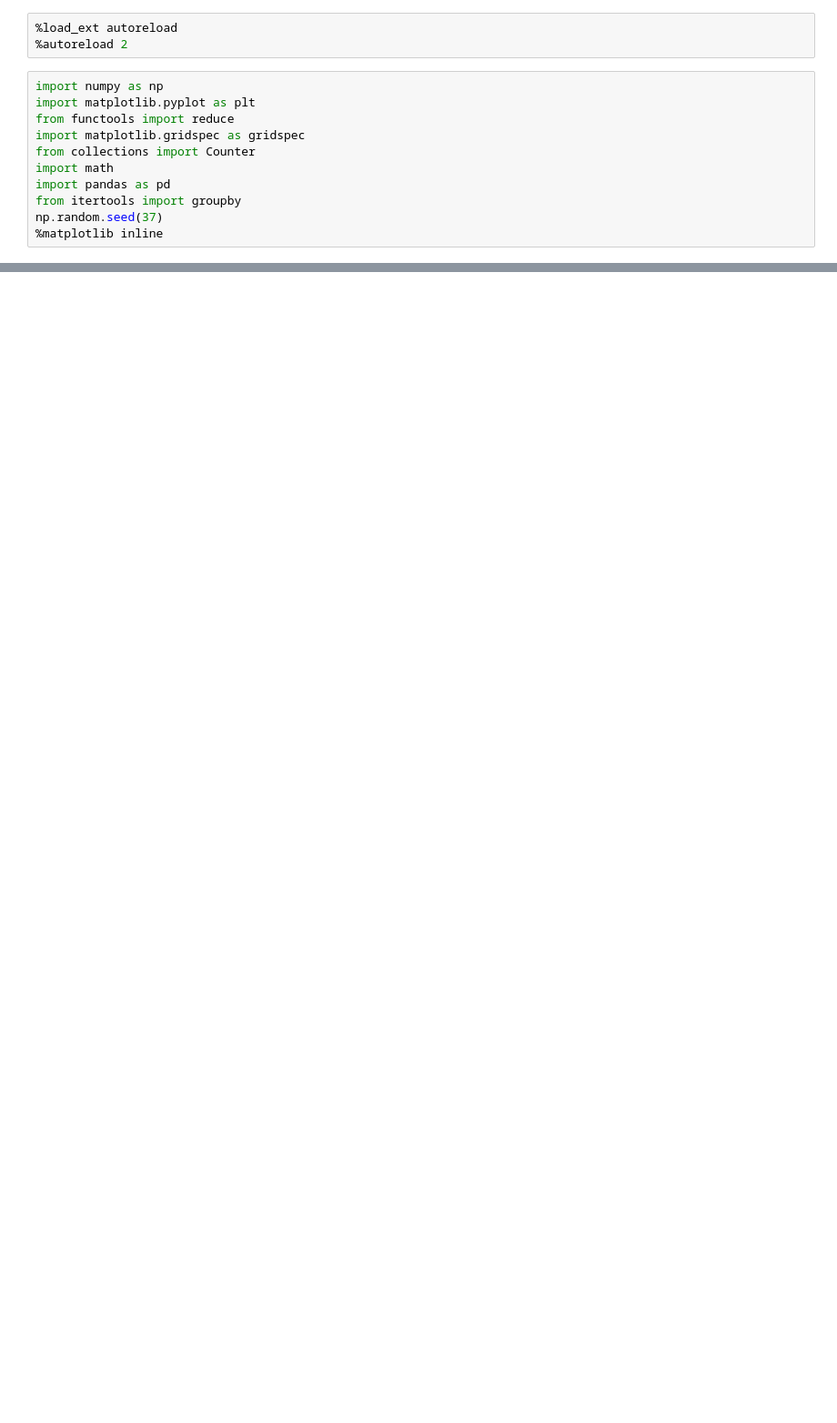
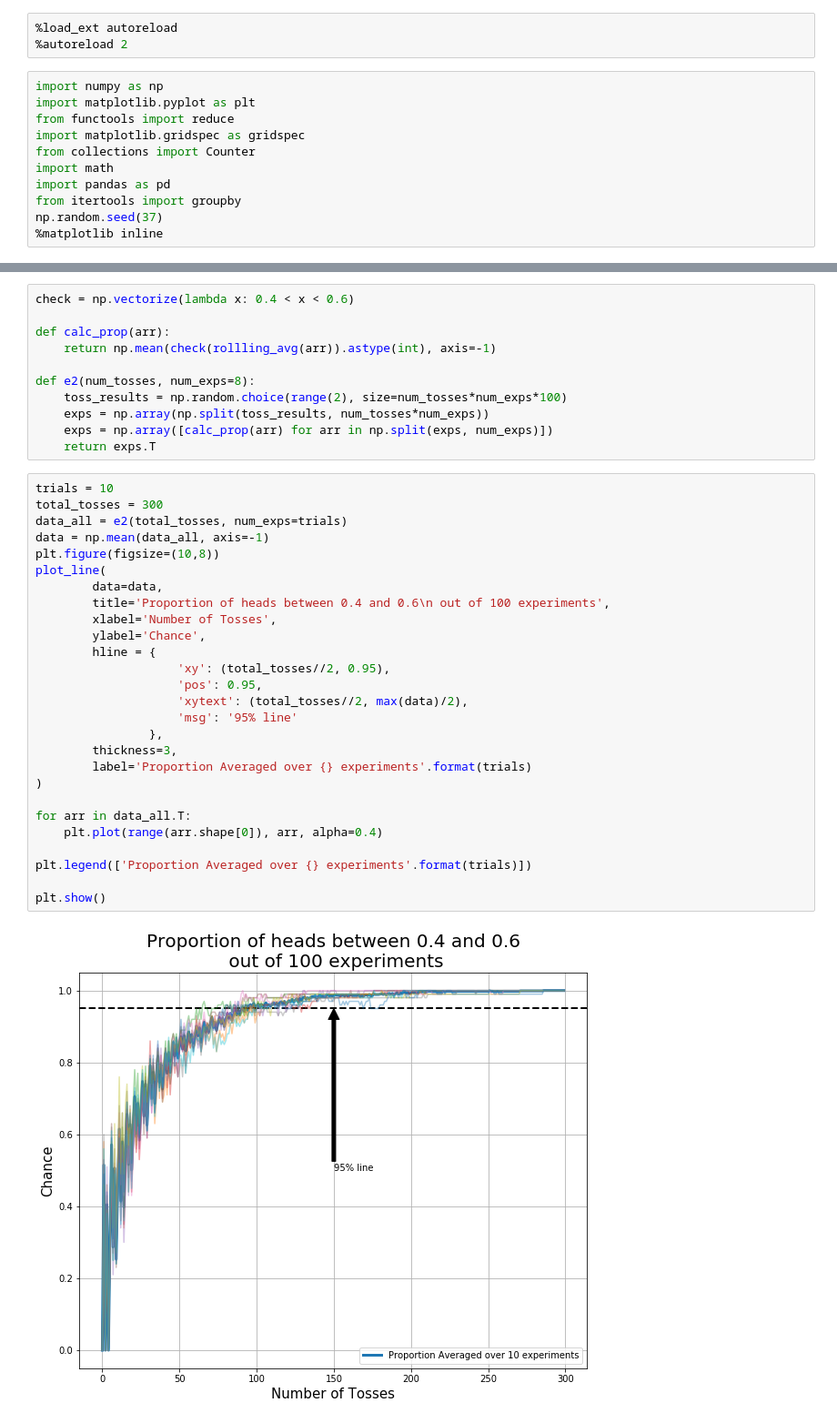
Before and after one commit to kolikaran1992/Introduction-To-Probability-Dartmouth, a Jupyter notebook: Chapter 1 Solutions.ipynb, the cells around one changed output, grey strips where cells are left out. Shown at 91% size. Cells and saved outputs as stored; diff of their text form; blank space fills up the shorter version.

```diff
--- a/Chapter 1 Solutions.ipynb
+++ b/Chapter 1 Solutions.ipynb
@@ -60,0 +73,40 @@ plt.show()
+# %%
+check = np.vectorize(lambda x: 0.4 < x < 0.6)
+
+def calc_prop(arr):
+    return np.mean(check(rollling_avg(arr)).astype(int), axis=-1)
+
+def e2(num_tosses, num_exps=8):
+    toss_results = np.random.choice(range(2), size=num_tosses*num_exps*100)
+    exps = np.array(np.split(toss_results, num_tosses*num_exps))
+    exps = np.array([calc_prop(arr) for arr in np.split(exps, num_exps)])
+    return exps.T
+# %%
+trials = 10
+total_tosses = 300
+data_all = e2(total_tosses, num_exps=trials)
+data = np.mean(data_all, axis=-1)
+plt.figure(figsize=(10,8))
+plot_line(
+        data=data,
+        title='Proportion of heads between 0.4 and 0.6\n out of 100 experiments',
+        xlabel='Number of Tosses',
+        ylabel='Chance',
+        hline = {
+                    'xy': (total_tosses//2, 0.95),
+                    'pos': 0.95,
+                    'xytext': (total_tosses//2, max(data)/2),
+                    'msg': '95% line'
+                },
+        thickness=3,
+        label='Proportion Averaged over {} experiments'.format(trials)
+)
+
+for arr in data_all.T:
+    plt.plot(range(arr.shape[0]), arr, alpha=0.4)
+
+plt.legend(['Proportion Averaged over {} experiments'.format(trials)])
+
+plt.show()
+# %% [output]
+[figure, added]
```
Also changed, not shown: parts of 54 cells of this notebook, 1 other file.
